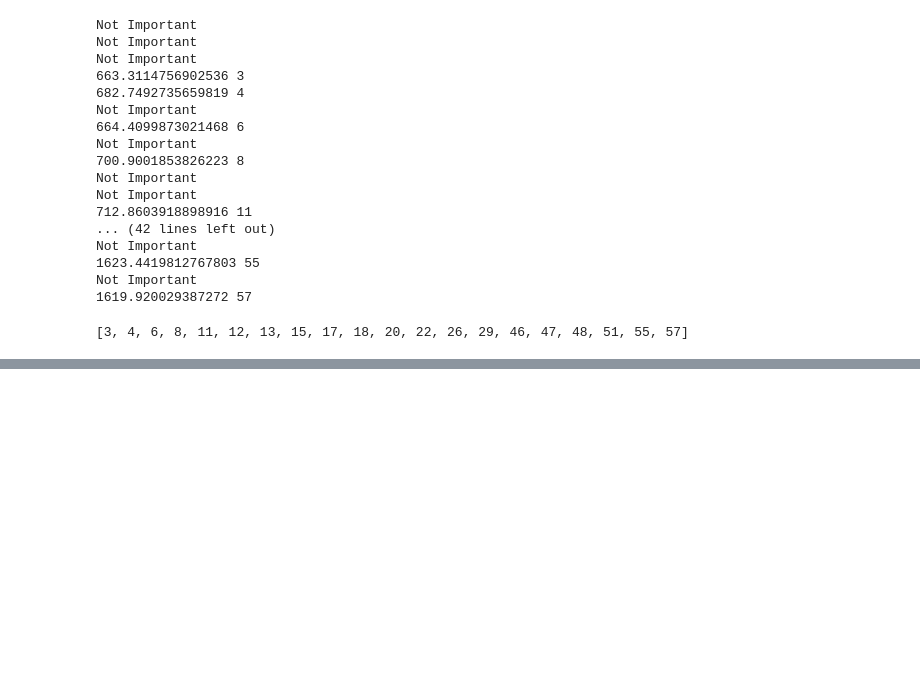
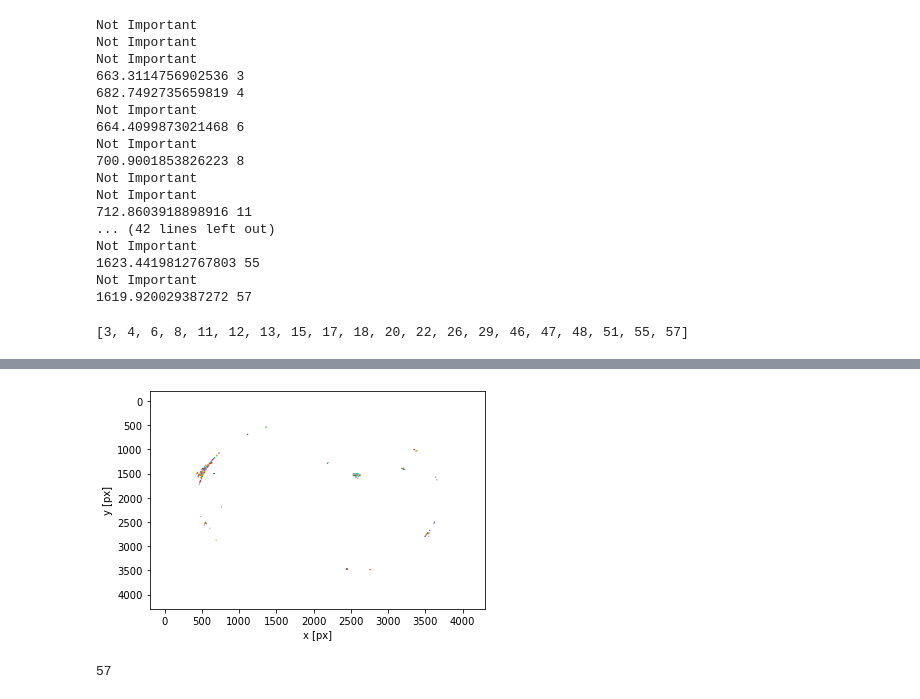
Before and after one commit to GabrielooL/AIA_Brightness, a Jupyter notebook: Isolating Particular Partials (Code). .ipynb, the cells around one changed output, grey strips where cells are left out. Cells and saved outputs as stored; diff of their text form; code cells hidden in the pictures; blank space fills up the shorter version.

```diff
--- a/Isolating Particular Partials (Code). .ipynb
+++ b/Isolating Particular Partials (Code). .ipynb
@@ -228,0 +183,5 @@ KeyError: 57
+# %%
+plt.figure()
+tp.plot_traj(t);
+# %% [output]
+[figure, added]
@@ -228,0 +193,4 @@ KeyError: 57
+# %%
+print(t['particle'].iloc[i])
+# %% [output]
+57
```
Also changed, not shown: parts of 17 cells of this notebook.
